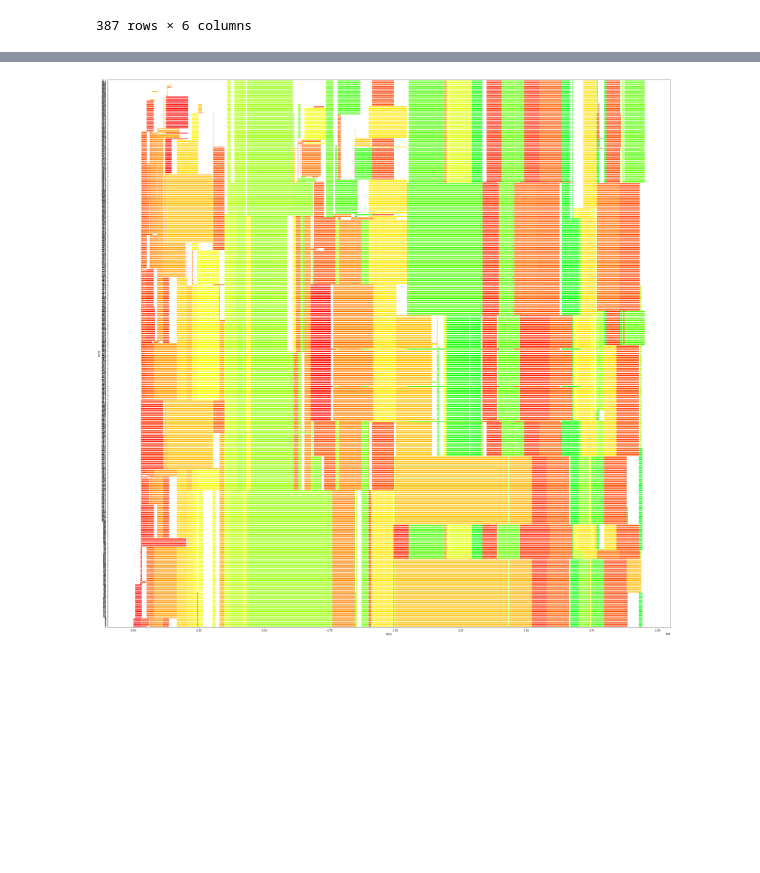
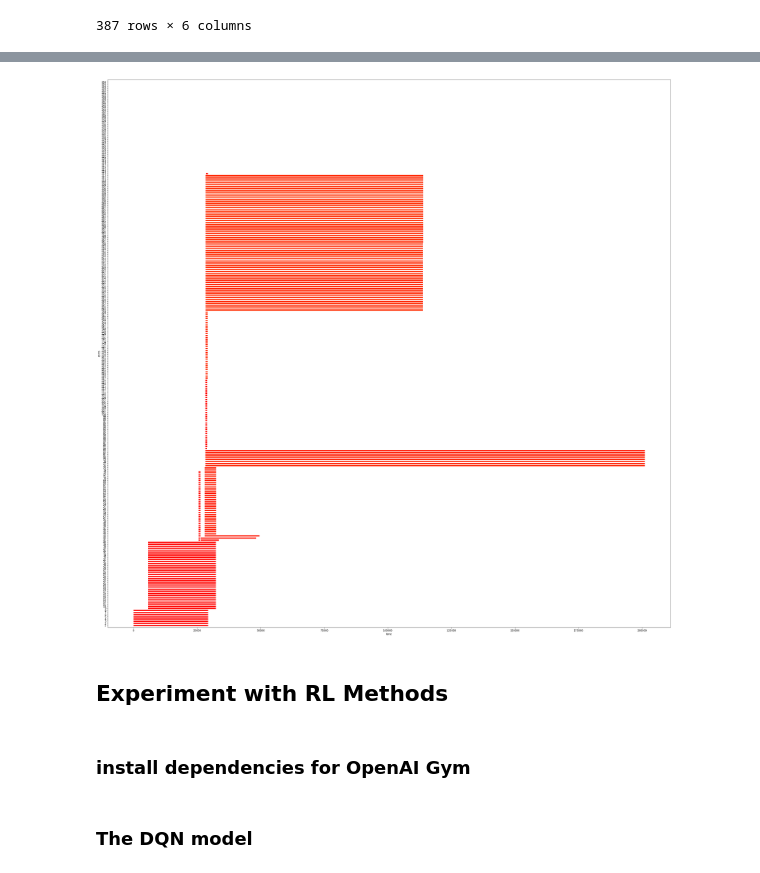
Before and after one commit to svperbeast/ai_lab, a Jupyter notebook: project.ipynb, the cells around one changed output, grey strips where cells are left out. Drawn from its saved outputs; the diff is of its cells as text; code cells hidden in the pictures; blank space fills up the shorter version.

```diff
--- a/project.ipynb
+++ b/project.ipynb
@@ -31,9 +31,11 @@ class Process:
                     self.start_time, self.end_time, self.wait_time)
 
 class FCFS:
-  def __init__(self, n_cores, start_time_offset=0, color_map=None):
+  def __init__(self, n_cores,
+               start_time_offset=0, figsize=None, color_map=None):
     self.n_cores = n_cores
     self.start_time_offset = start_time_offset
+    self.figsize = figsize
     self.color_map = color_map
 
   def _get_total_wait_time(self, procs):
@@ -46,7 +48,7 @@ class FCFS:
   def _get_gantt_plot(self, procs):
     ytick = 5
 
-    fig, gnt = plt.subplots()
+    fig, gnt = plt.subplots(figsize=self.figsize)
 
     gnt.set_ylim(0, (self.n_cores + 1) * ytick)
     gnt.set_xlabel('time')
@@ -221,8 +223,6 @@ df
 387 rows × 6 columns
 # %%
 import matplotlib.pyplot as plt
-
-plt.rcParams['figure.figsize'] = (40, 40)
 
 job_color_map = {}
 n_colors = len(df['UserID'].unique()) * len(df['Queue'].unique())
@@ -255,11 +255,12 @@ for i, row in df.iterrows():
               )
   procs.append(p)
 
-sched = FCFS(n_cores=512,
+sched = FCFS(n_cores=256,
              start_time_offset=df['SubmitTime'].min(),
+             figsize=(40,40),
              color_map=job_color_map)
 
-procs, tot_wt, image = sched.run(procs, get_plot=True)
+procs, tot_wt, image = sched.run(procs[:15], get_plot=True)
 for p in procs:
   print(p)
 print('total wait time: {}'.format(tot_wt))
@@ -285,2 +286,6 @@ total wait time: 318724617
 (2880, 2880, 4)
-[figure, old version]
+[figure, new version]
+# %% [markdown]
+## Experiment with RL Methods
+# %% [markdown]
+### install dependencies for OpenAI Gym
@@ -286,0 +295,2 @@ total wait time: 318724617
+# %% [markdown]
+### The DQN model
```
Also changed, not shown: parts of 4 cells of this notebook.
